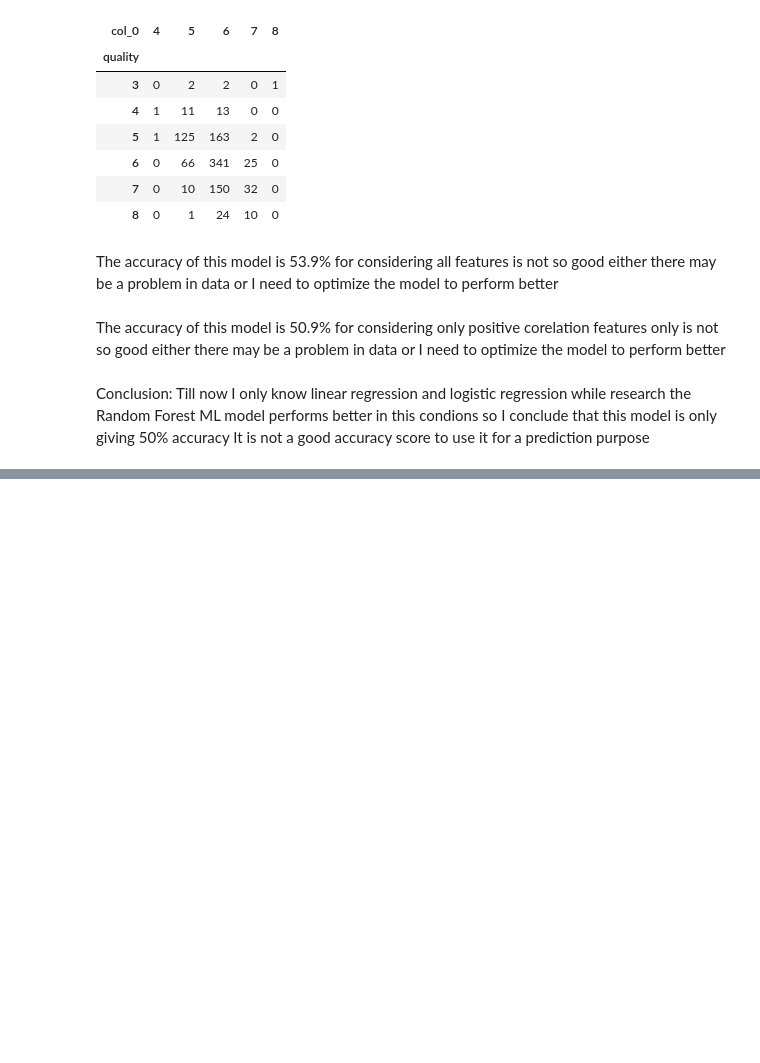
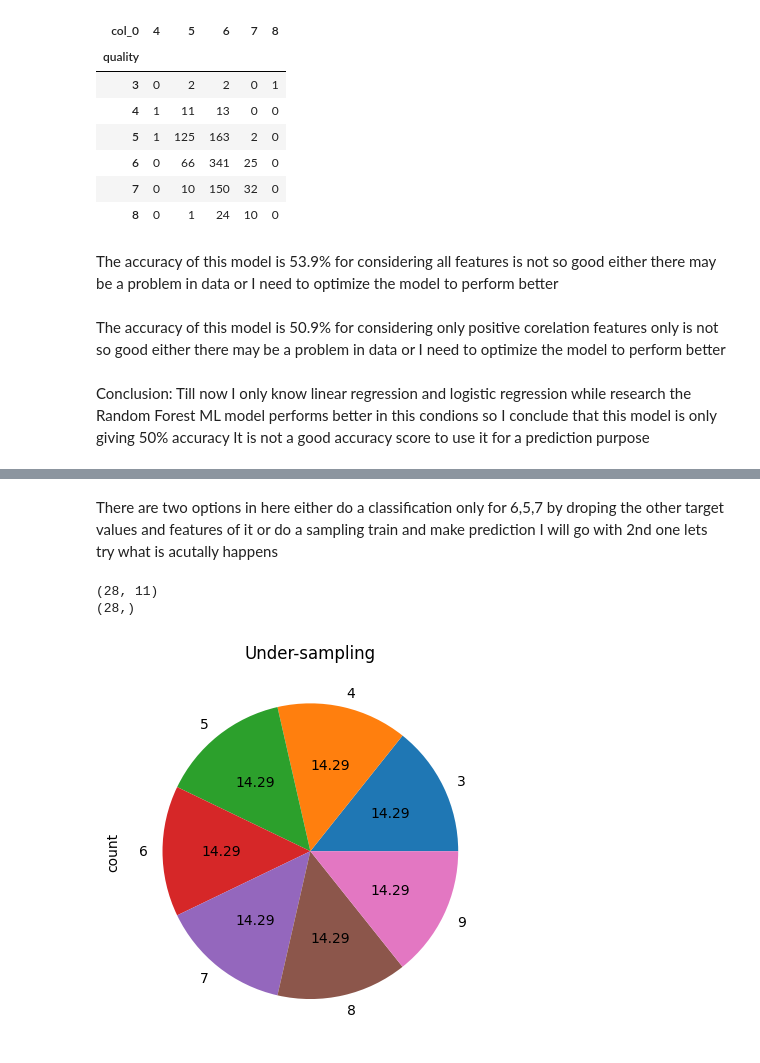
Before and after one commit to SanthoshKumarS13/Wine_quality_prediction, a Jupyter notebook: White_wine_model.ipynb, the cells around one changed output, grey strips where cells are left out. Cells and saved outputs as stored; diff of their text form; code cells hidden in the pictures; blank space fills up the shorter version.

Commit message:
White_wine_prediction_model

```diff
--- a/White_wine_model.ipynb
+++ b/White_wine_model.ipynb
@@ -182,0 +206,19 @@ Till now I only know linear regression and logistic regression while research th
+# %% [markdown]
+There are two options in here either do a classification only for 6,5,7 by droping the other target values and features of it or do a sampling train and make prediction I will go with 2nd one lets try what is acutally happens
+# %%
+
+from imblearn.under_sampling import RandomUnderSampler
+
+
+rus = RandomUnderSampler() # Numerical value
+# rus = RandomUnderSampler(sampling_strategy="not minority") # String
+X_train_rus, y_train_rus = rus.fit_resample(X_train_scaled , y_train)
+
+print(X_train_rus.shape)
+print(y_train_rus.shape)
+ax = y_train_rus.value_counts().plot.pie(autopct='%.2f')
+_ = ax.set_title("Under-sampling")
+# %% [output]
+(28, 11)
+(28,)
+[figure, added]
```
Also changed, not shown: parts of 12 cells of this notebook.
